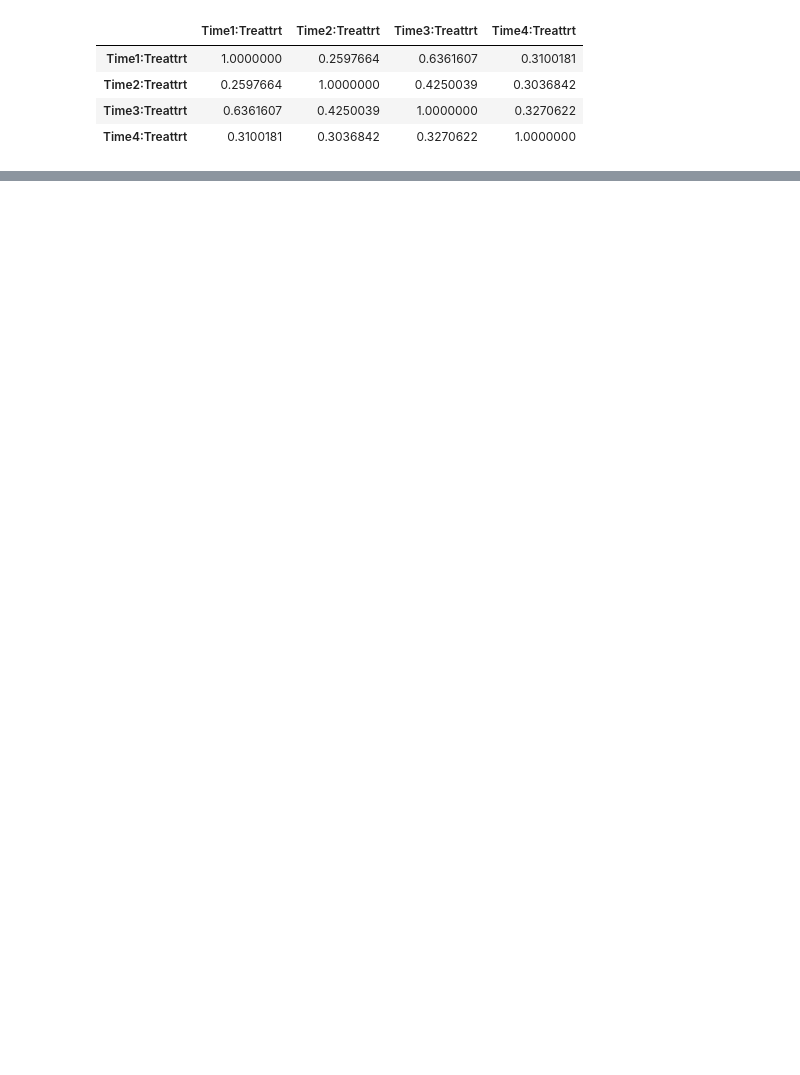
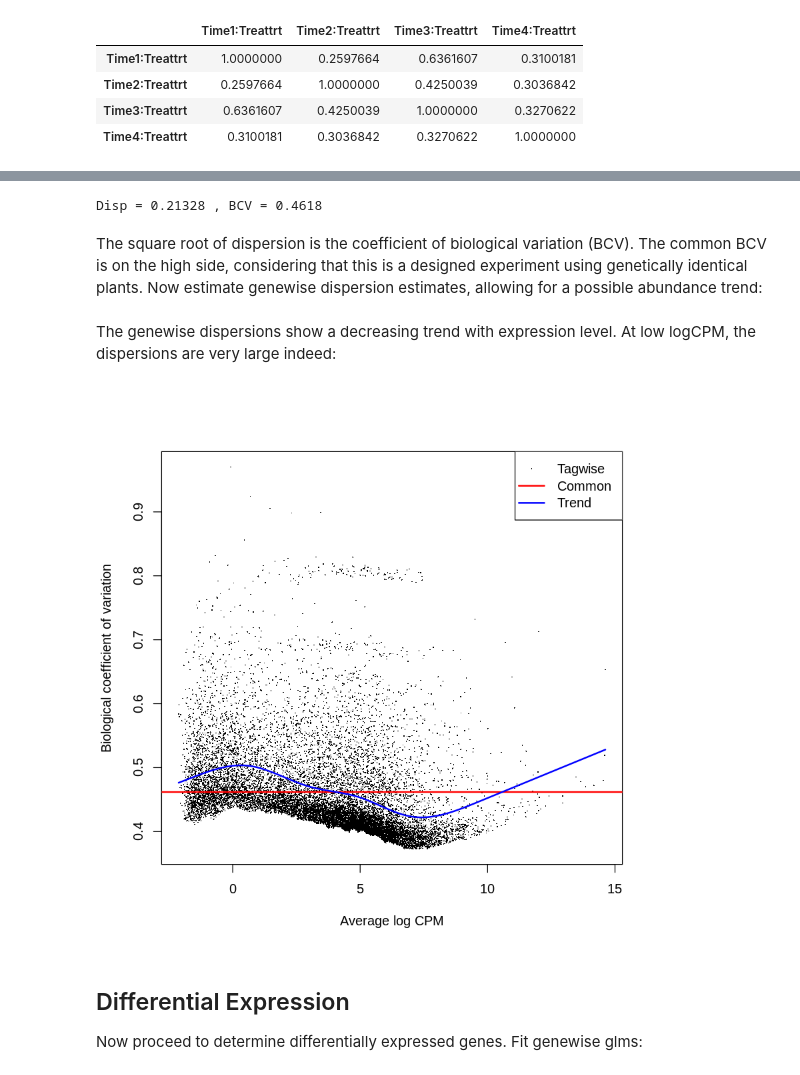
Before and after one commit to Sophia-art/EukaryoticTranscriptomics, a Jupyter notebook: R.ipynb, the cells around one changed output, grey strips where cells are left out. Saved outputs shown, nothing was run; the diff lists cells and outputs as text; code cells hidden in the pictures; blank space fills up the shorter version.

```diff
--- a/R.ipynb
+++ b/R.ipynb
@@ -135,2 +116,0 @@ ERROR: Error in relevel.default(Treat, ref = "ctl"): 'relevel' only for (unorder
-# %%
-Time <- c("1", "2","3","4", "1", "2", "3","4")
@@ -185,0 +134,4 @@ logFC
+# %%
+design <- model.matrix(~Time+Treat)
+rownames(design) <- colnames(z)
+design
@@ -185,0 +148,21 @@ logFC
+# %%
+z <- estimateGLMCommonDisp(z, design, verbose=TRUE)
+# %% [output]
+Disp = 0.21328 , BCV = 0.4618
+# %% [markdown]
+The square root of dispersion is the coefficient of biological variation (BCV). The common BCV is on
+the high side, considering that this is a designed experiment using genetically identical plants.
+Now estimate genewise dispersion estimates, allowing for a possible abundance trend:
+# %%
+z <- estimateGLMTrendedDisp(z, design)
+z <- estimateGLMTagwiseDisp(z, design)
+# %% [markdown]
+The genewise dispersions show a decreasing trend with expression level. At low logCPM, the dispersions
+are very large indeed:
+# %%
+plotBCV(z)
+# %% [output]
+[figure, added]
+# %% [markdown]
+## Differential Expression
+Now proceed to determine differentially expressed genes. Fit genewise glms:
```
Also changed, not shown: parts of 35 cells of this notebook.
